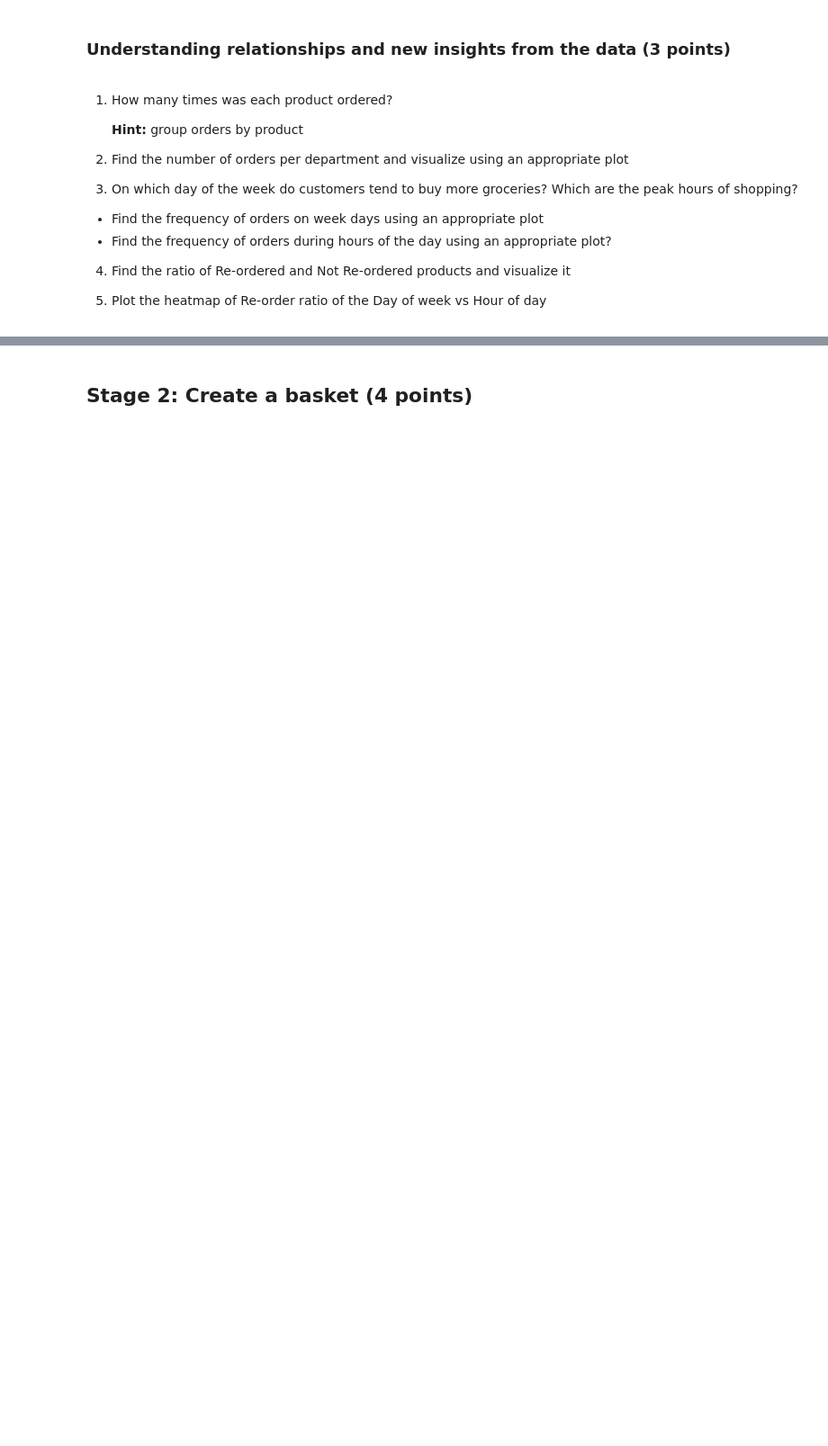
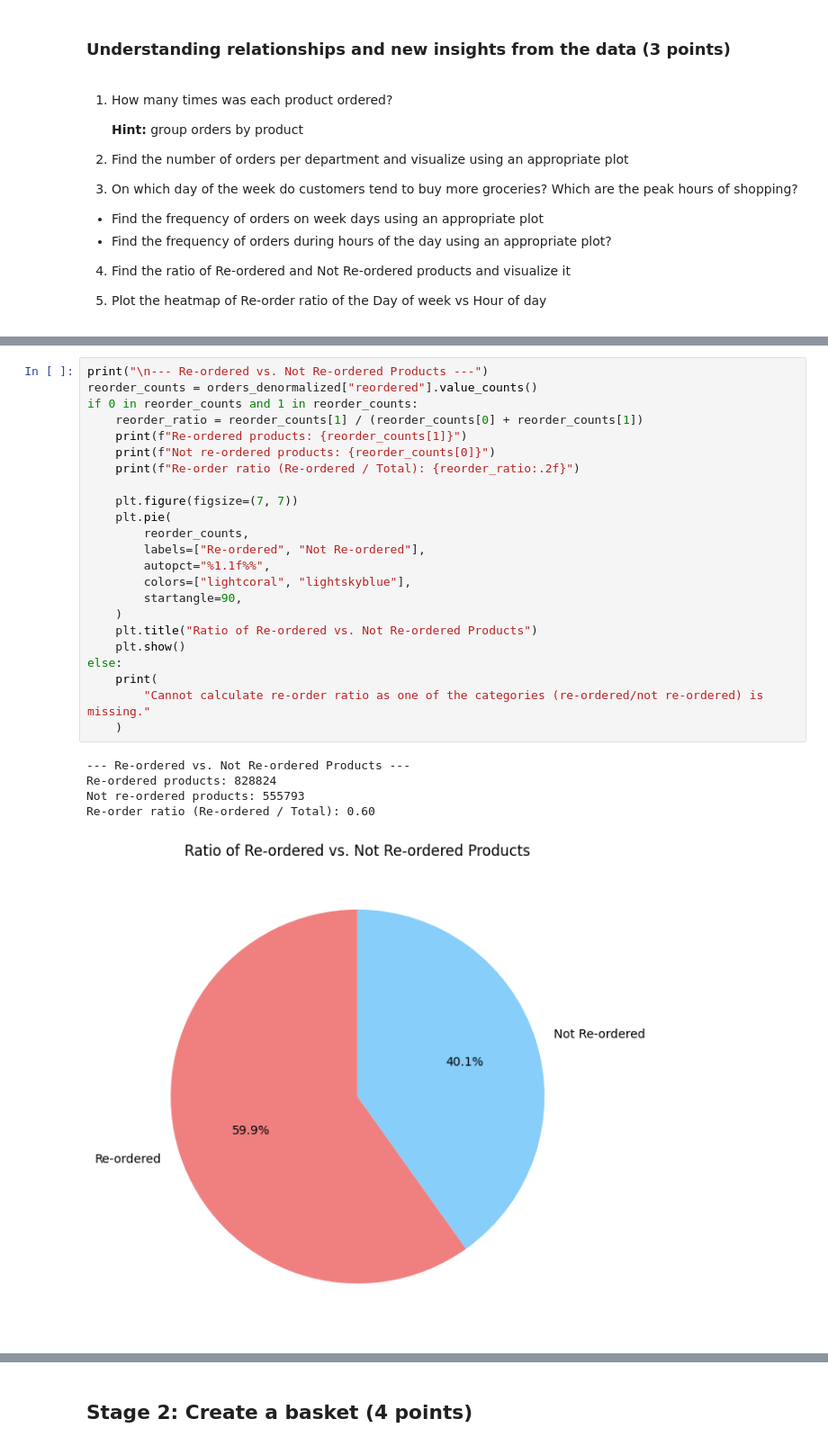
Before and after one commit to rajiv-ranjan/cds-mini-projects, a Jupyter notebook: m8/mp1/M8_NB_MiniProject_1_Market_Basket_Analysis.ipynb, the cells around one changed output, grey strips where cells are left out. Shown: that part at 90% size. Saved outputs shown, nothing was run; the diff lists cells and outputs as text; blank space fills up the shorter version.

```diff
--- a/m8/mp1/M8_NB_MiniProject_1_Market_Basket_Analysis.ipynb
+++ b/m8/mp1/M8_NB_MiniProject_1_Market_Basket_Analysis.ipynb
@@ -95,0 +456,29 @@ of shopping?
+# %%
+print("\n--- Re-ordered vs. Not Re-ordered Products ---")
+reorder_counts = orders_denormalized["reordered"].value_counts()
+if 0 in reorder_counts and 1 in reorder_counts:
+    reorder_ratio = reorder_counts[1] / (reorder_counts[0] + reorder_counts[1])
+    print(f"Re-ordered products: {reorder_counts[1]}")
+    print(f"Not re-ordered products: {reorder_counts[0]}")
+    print(f"Re-order ratio (Re-ordered / Total): {reorder_ratio:.2f}")
+
+    plt.figure(figsize=(7, 7))
+    plt.pie(
+        reorder_counts,
+        labels=["Re-ordered", "Not Re-ordered"],
+        autopct="%1.1f%%",
+        colors=["lightcoral", "lightskyblue"],
+        startangle=90,
+    )
+    plt.title("Ratio of Re-ordered vs. Not Re-ordered Products")
+    plt.show()
+else:
+    print(
+        "Cannot calculate re-order ratio as one of the categories (re-ordered/not re-ordered) is missing."
+    )
+# %% [output]
+--- Re-ordered vs. Not Re-ordered Products ---
+Re-ordered products: 828824
+Not re-ordered products: 555793
+Re-order ratio (Re-ordered / Total): 0.60
+[figure, added]
```
Also changed, not shown: parts of 29 cells of this notebook, 3 other files.
